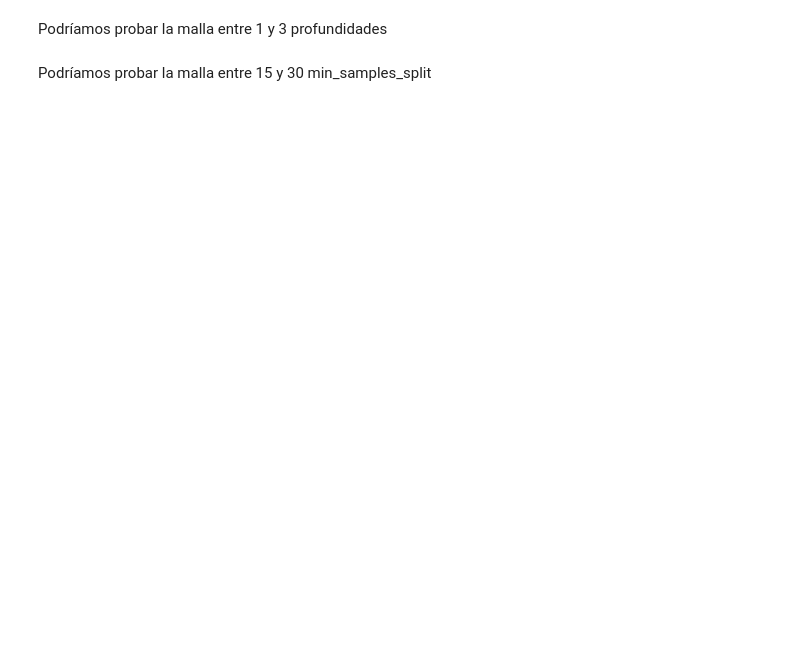
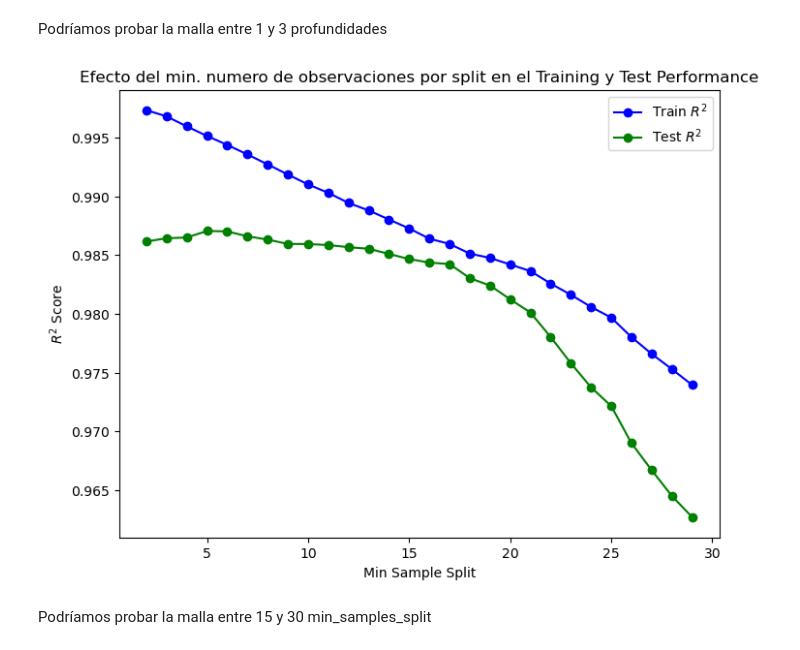
Before and after one commit to Roi-flores13/Archivos_roi, a Jupyter notebook: Regresión/RandomForest.ipynb, the cells around one changed output. Saved outputs shown, nothing was run; the diff lists cells and outputs as text; code cells hidden in the pictures; blank space fills up the shorter version.

```diff
--- a/Regresión/RandomForest.ipynb
+++ b/Regresión/RandomForest.ipynb
@@ -170,25 +217,27 @@ plt.show()
 Podríamos probar la malla entre 1 y 3 profundidades
 # %%
 #graficamos el min_sample_split vs la R2
-min_samples_splits = range(1, 30)
+min_samples_splits = range(2, 30)
 train_scores = []
 test_scores = []
 
 for min_samples_split in min_samples_splits:
     tree_reg = RandomForestRegressor(min_samples_split=min_samples_split, random_state=42)
     tree_reg.fit(X_train, y_train.values.ravel())
     train_scores.append(tree_reg.score(X_train, y_train))
     test_scores.append(tree_reg.score(X_test, y_test))
 
 # Plotting
 plt.figure(figsize=(8, 6))
 plt.plot(min_samples_splits, train_scores, label='Train $R^2$', color='blue', marker='o')
 plt.plot(min_samples_splits, test_scores, label='Test $R^2$', color='green', marker='o')
 plt.xlabel('Min Sample Split')
 plt.ylabel('$R^2$ Score')
 plt.title('Efecto del min. numero de observaciones por split en el Training y Test Performance')
 plt.legend()
 plt.show()
+# %% [output]
+[figure, added]
 # %% [markdown]
 Podríamos probar la malla entre 15 y 30 min_samples_split
 # %%
```
Also changed, not shown: parts of 15 cells of this notebook, 6 other files.
